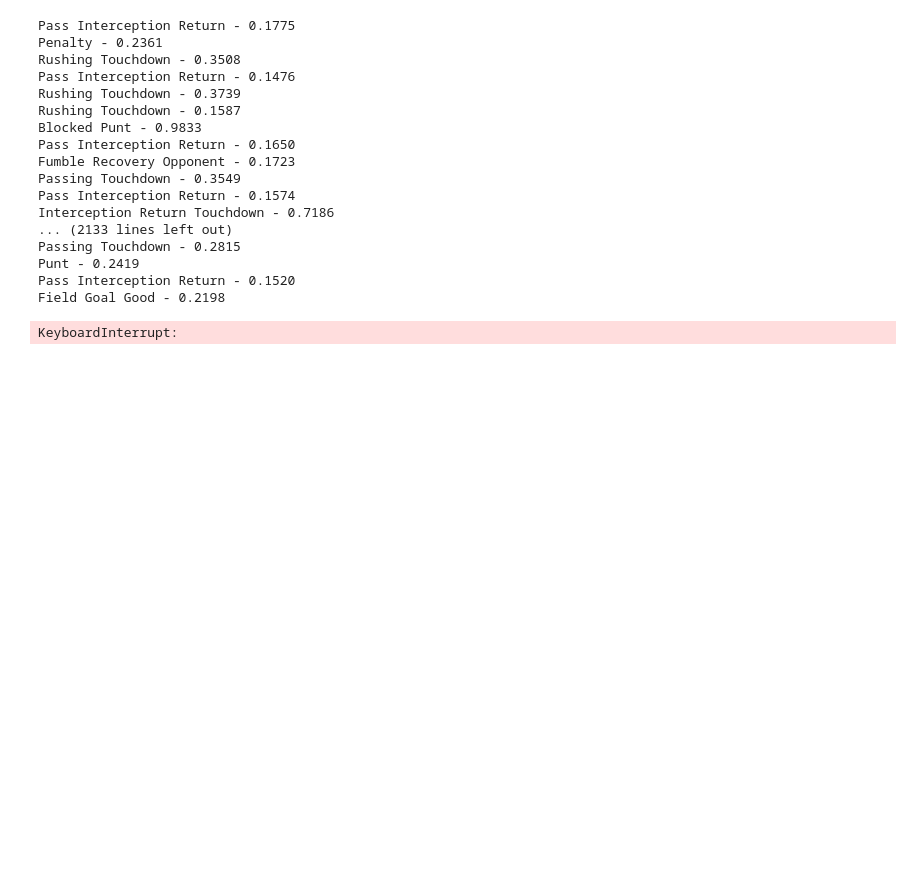
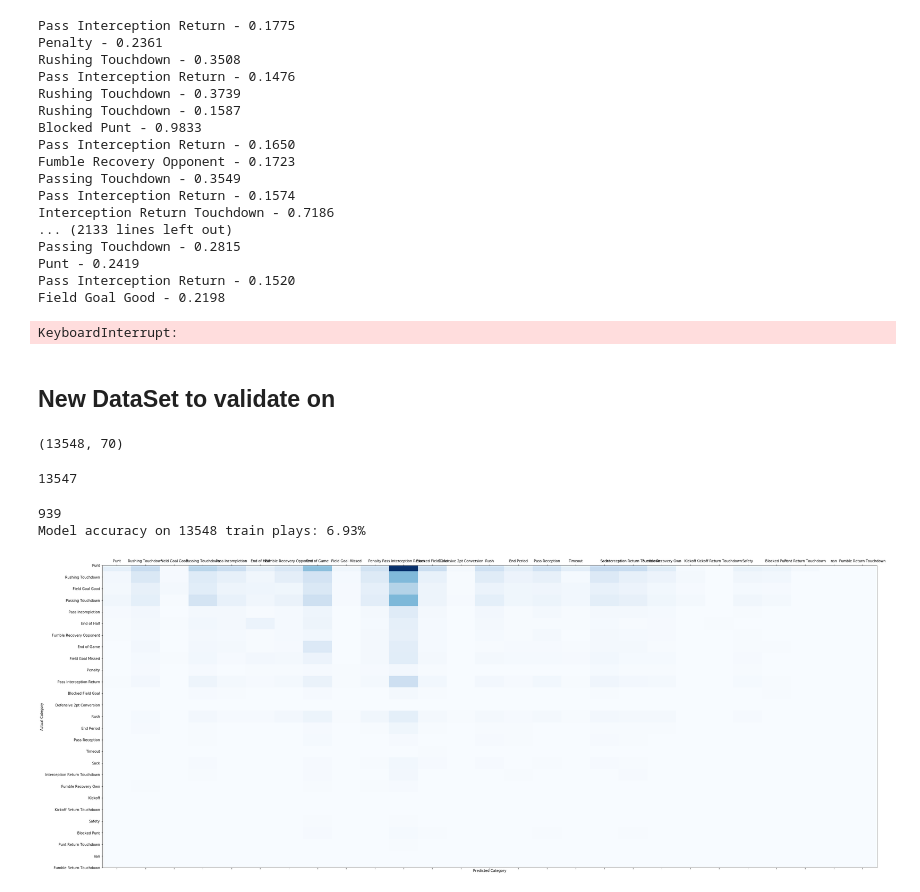
Before and after one commit to nwiatrek/cfb-ml, a Jupyter notebook: Drive Predictor.ipynb, the cells around one changed output. Drawn from its saved outputs; the diff is of its cells as text; code cells hidden in the pictures; blank space fills up the shorter version.

```diff
--- a/Drive Predictor.ipynb
+++ b/Drive Predictor.ipynb
@@ -434,3 +462,7 @@ Punt - 0.2419
 Pass Interception Return - 0.1520
 Field Goal Good - 0.2198
 KeyboardInterrupt:
+# %% [markdown]
+## New DataSet to validate on
+# %%
+week2 = pd.read_csv('PBP - 2016 - Week 2.csv')
@@ -436,0 +500,56 @@ KeyboardInterrupt:
+# %%
+y_tr_prep = []
+for result in y:
+    i = 0
+    for type in df['result'].unique():
+        if(result == type):
+            y_tr_prep.append(i)
+        i+=1
+y = y_tr_prep
+# %%
+x.shape
+# %% [output]
+(13548, 70)
+# %%
+len(y)
+# %% [output]
+13547
+# %%
+x_val = torch.tensor(x, dtype=torch.long)
+y_val = torch.tensor(y, dtype=torch.float32)
+valid = TensorDataset(x_val, y_val)
+valid2 = torch.utils.data.DataLoader(valid, batch_size=1)
+# %%
+total_correct = 0
+total_images = 0
+preds = np.empty((0,1))
+lebs = np.empty((0,1))
+confusion_matrix = np.zeros([27,27], int)
+with torch.no_grad():
+    for data in valid2:
+        images, labels = data
+        outputs = model(images)
+        _, predicted = torch.max(outputs.data, 1)
+        total_images += labels.size(0)
+        total_correct += (predicted == labels.long()).sum().item()
+        preds = np.append(preds,predicted)
+        lebs = np.append(lebs,labels)
+        for i, l in enumerate(labels):
+            confusion_matrix[int(l.item()), predicted[i].item()] += 1
+
+print(total_correct)
+model_accuracy = total_correct / total_images * 100
+print('Model accuracy on {0} train plays: {1:.2f}%'.format(total_images, model_accuracy))
+# %% [output]
+939
+Model accuracy on 13548 train plays: 6.93%
+# %%
+fig, ax = plt.subplots(1,1,figsize=(40,16))
+ax.matshow(confusion_matrix, aspect='auto', vmin=0, vmax=1000, cmap=plt.get_cmap('Blues'))
+plt.ylabel('Actual Category')
+plt.yticks(range(27), df['result'].unique())
+plt.xlabel('Predicted Category')
+plt.xticks(range(27), df['result'].unique())
+plt.show()
+# %% [output]
+[figure, added]
```
Also changed, not shown: parts of 13 cells of this notebook, 9 other files.
